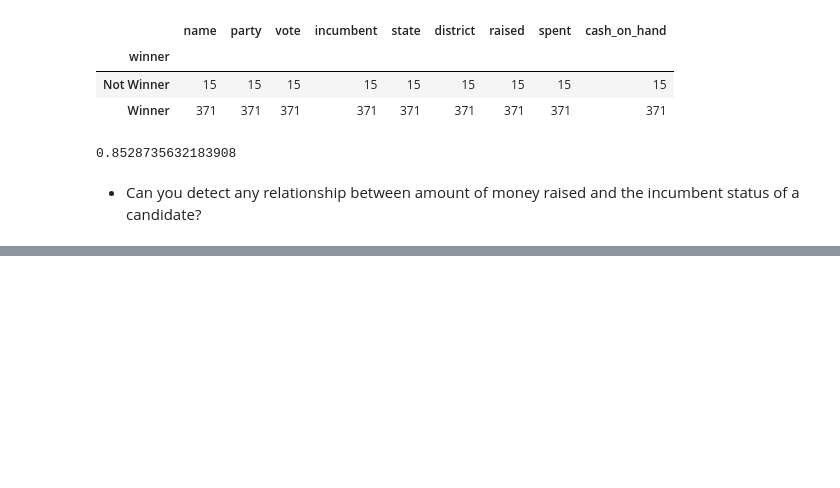
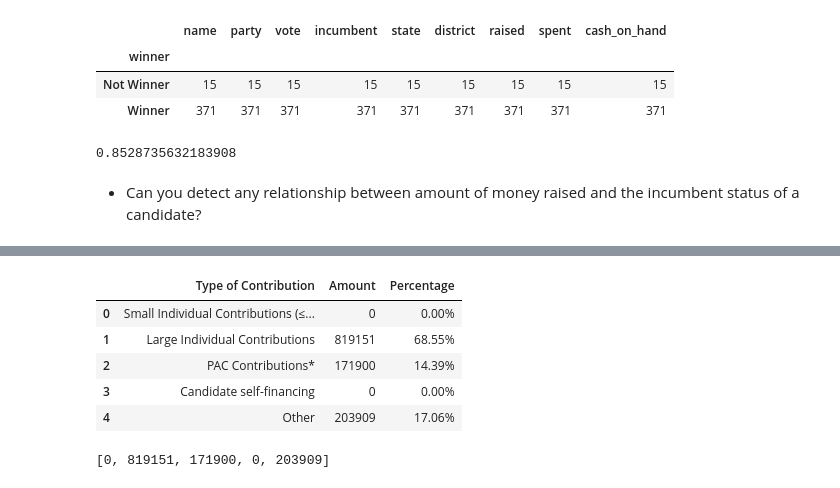
Before and after one commit to tomoumer/webscraping_open_secrets-pizza, a Jupyter notebook: notebooks/TU_webscrape.ipynb, the cells around one changed output, grey strips where cells are left out. Cells and saved outputs as stored; diff of their text form; code cells hidden in the pictures; blank space fills up the shorter version.

Commit message:
scraped the funding sources data

```diff
--- a/notebooks/TU_webscrape.ipynb
+++ b/notebooks/TU_webscrape.ipynb
@@ -528,0 +577,2 @@ plt.xlabel('raised in thousands');
+# %%
+source_funds = [table for table in soup_TN07.findAll('table') if re.search(r'(Type of Contribution)', str(table)) != None ]
@@ -528,0 +599,2 @@ plt.xlabel('raised in thousands');
+# %%
+contributions = pd.read_html(str(source_funds[0]).replace('$',''))[0]
@@ -528,0 +605,14 @@ plt.xlabel('raised in thousands');
+# %%
+contributions.head()
+# %% [output]
+|  | Type of Contribution | Amount | Percentage |
+| 0 | Small Individual Contributions (≤... | 0 | 0.00% |
+| 1 | Large Individual Contributions | 819151 | 68.55% |
+| 2 | PAC Contributions* | 171900 | 14.39% |
+| 3 | Candidate self-financing | 0 | 0.00% |
+| 4 | Other | 203909 | 17.06% |
+# %%
+# get all 5 values!
+[contributions.iloc[i,1] for i in range(5)]
+# %% [output]
+[0, 819151, 171900, 0, 203909]
```
Also changed, not shown: parts of 11 cells of this notebook.
